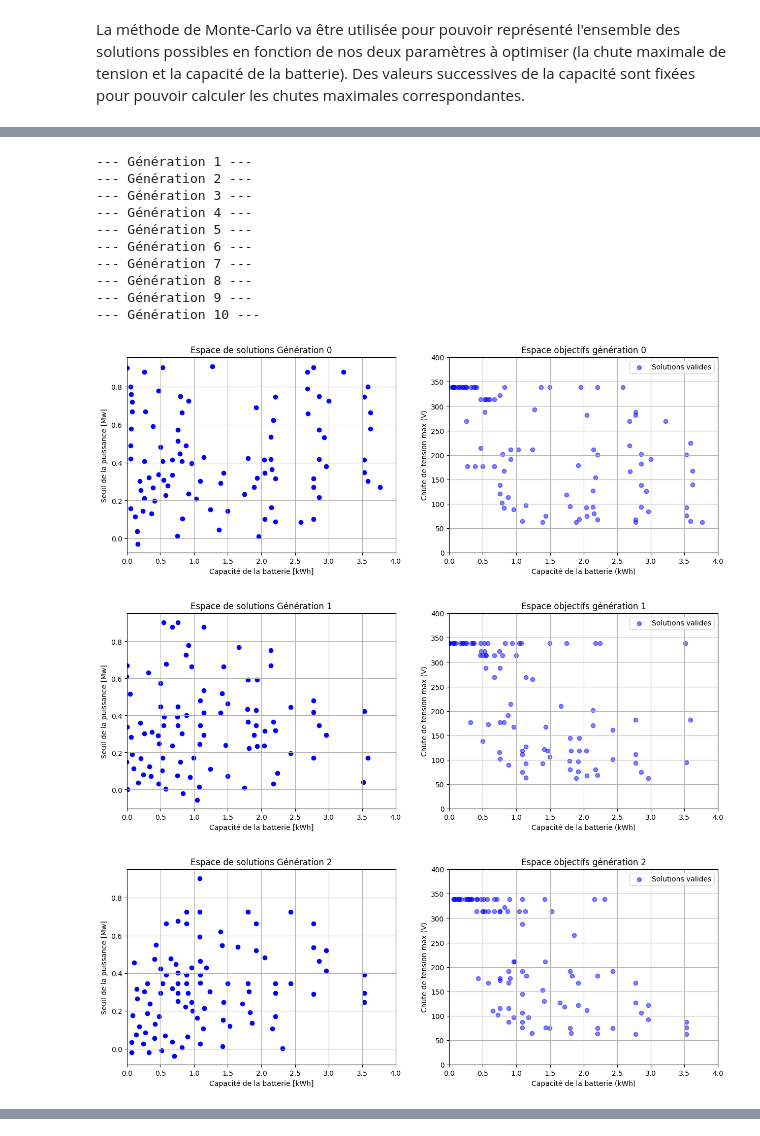
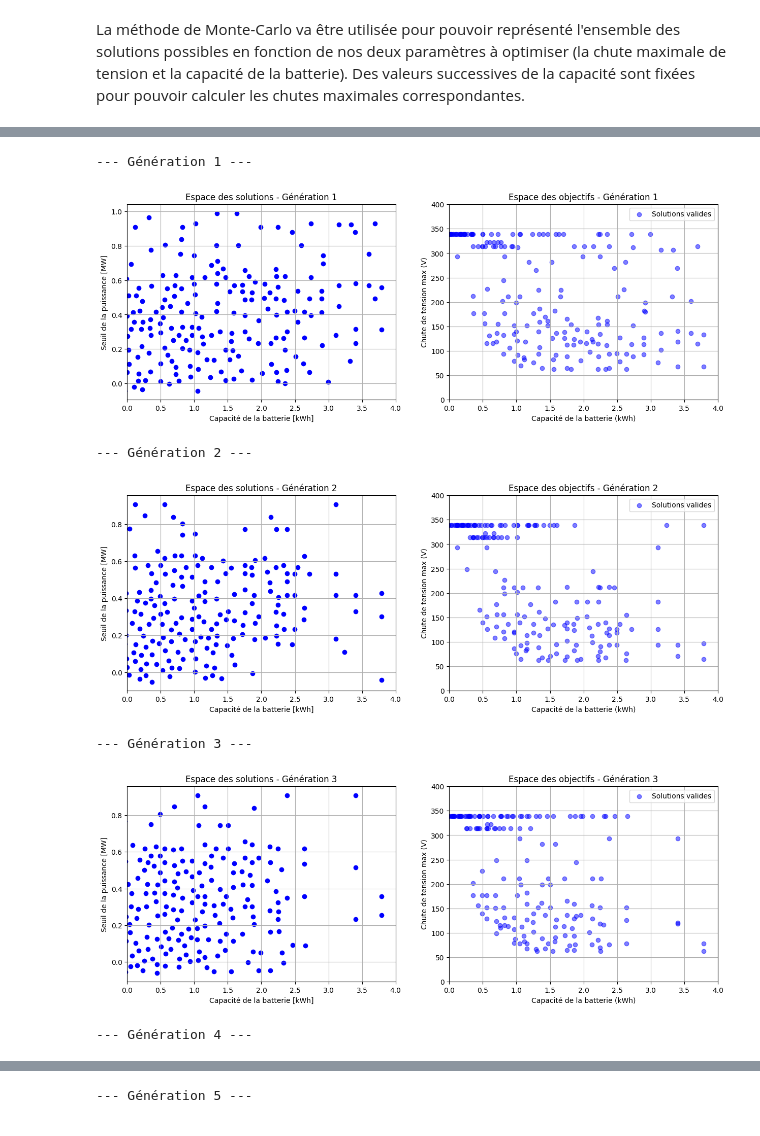
Before and after one commit to khodjawalid/Optimisation_Syst_de_Stockage_electrique_pour_Tramway_Python, a Jupyter notebook: Notebook.ipynb, the cells around one changed output, grey strips where cells are left out. Saved outputs shown, nothing was run; the diff lists cells and outputs as text; code cells hidden in the pictures.

```diff
--- a/Notebook.ipynb
+++ b/Notebook.ipynb
@@ -519,66 +299,65 @@ plt.show()
 # %%
-# **Paramètres de la simulation**
-N = 100  # Nombre total de solutions initiales (population)
-G = 10    # Nombre de générations
+# **Paramètres de l'algorithme génétique**
+N = 200  # Taille de la population initiale
+G = 10   # Nombre de générations
 
-# **Génération aléatoire des données**
-np.random.seed(1)  # Fixer une graine pour rendre les résultats reproductibles
-p_seuil = np.random.uniform(0, 1e6, N)  # Générer 100 seuils de puissance aléatoires
-batt_capa = np.random.uniform(0, 14e6, N)  # Générer 100 capacités de batterie aléatoires
+# **Génération aléatoire des données initiales**
+np.random.seed(1)  # Fixer une graine pour des résultats reproductibles
+p_seuil = np.random.uniform(0, 1e6, N)  # Générer des seuils de puissance aléatoires
+batt_capa = np.random.uniform(0, 14e6, N)  # Générer des capacités de batterie aléatoires
 
-
-# **Initialisation des données pour la première génération**
+# **Calcul des chutes de tension pour la première génération**
 chutte_max = np.array([
     simulation_sys(cap, s, Ptrain, Etrain, temps, Vsst, Req)
-    for cap, s in zip(batt_capa, p_seuil)])
+    for cap, s in zip(batt_capa, p_seuil)
+])
 
-
-# **Boucle pour les générations**
+# **Boucle sur les générations**
 for generation in range(G):
     print(f"--- Génération {generation + 1} ---")
 
-    # Étape 1 : Appliquer l'algorithme génétique pour obtenir la prochaine génération
+    # **Étape 1 : Appliquer l'algorithme génétique pour générer la prochaine génération**
     next_generation = algo_genetique(batt_capa, p_seuil, chutte_max, N)
 
-    # Étape 2 : Extraire les nouvelles capacités et seuils
-    batt_capa = next_generation[:, 1]  # Nouvelles capacités
-    p_seuil = next_generation[:, 0]    # Nouveaux seuils
+    # **Étape 2 : Mettre à jour les capacités et seuils pour la prochaine génération**
+    batt_capa = next_generation[:, 1]  # Nouvelles capacités de batterie
+    p_seuil = next_generation[:, 0]    # Nouveaux seuils de puissance
 
-    # Étape 3 : Recalculer les chutes maximales pour la nouvelle génération
+    # **Étape 3 : Recalculer les chutes de tension pour la nouvelle génération**
     chutte_max = np.array([
         simulation_sys(cap, s, Ptrain, Etrain, temps, Vsst, Req)
         for cap, s in zip(batt_capa, p_seuil)
     ])
 
-    plt.figure(figsize=(15,5))
-    plt.subplot(1,2,1)
-    plt.scatter(batt_capa*1e-3/3600,p_seuil*1e-6,color='blue')
-    plt.title(f"Espace de solutions Génération {generation}")
+    # **Visualisation des résultats**
+    plt.figure(figsize=(15, 5))
+
+    # **Graphique 1 : Espace des solutions**
+    plt.subplot(1, 2, 1)
+    plt.scatter(batt_capa * 1e-3 / 3600, p_seuil * 1e-6, color='blue')
+    plt.title(f"Espace des solutions - Génération {generation + 1}")
     plt.xlabel("Capacité de la batterie [kWh]")
-    plt.ylabel("Seuil de la puissance [Mw]")
-    plt.xlim(0,4)
+    plt.ylabel("Seuil de la puissance [MW]")
+    plt.xlim(0, 4)  # Limites en kWh
     plt.grid()
 
-    plt.subplot(1,2,2)
-    plt.scatter(batt_capa*1e-3/3600, chutte_max, alpha=0.5, label="Solutions valides",color='blue')  # Population initiale
-    plt.title(f"Espace objectifs génération {generation}")
+    # **Graphique 2 : Espace des objectifs**
+    plt.subplot(1, 2, 2)
+    plt.scatter(batt_capa * 1e-3 / 3600, chutte_max, alpha=0.5, label="Solutions valides", color='blue')
+    plt.title(f"Espace des objectifs - Génération {generation + 1}")
     plt.xlabel("Capacité de la batterie (kWh)")
     plt.ylabel("Chute de tension max (V)")
     plt.legend()
-    plt.ylim(0,400)
-    plt.xlim(0,4)
+    plt.ylim(0, 400)  # Limites en V
+    plt.xlim(0, 4)  # Limites en kWh
     plt.grid(True)
+
+    plt.show()
 # %% [output]
 --- Génération 1 ---
---- Génération 2 ---
---- Génération 3 ---
---- Génération 4 ---
---- Génération 5 ---
---- Génération 6 ---
---- Génération 7 ---
---- Génération 8 ---
---- Génération 9 ---
---- Génération 10 ---
-[figure, old version]
+[figure, new version]
+--- Génération 2 ---
-[figure, old version]
+[figure, new version]
+--- Génération 3 ---
-[figure, old version]
+[figure, new version]
+--- Génération 4 ---
@@ -585,0 +365 @@ for generation in range(G):
+--- Génération 5 ---
```
Also changed, not shown: parts of 22 cells of this notebook, 1 other file.
